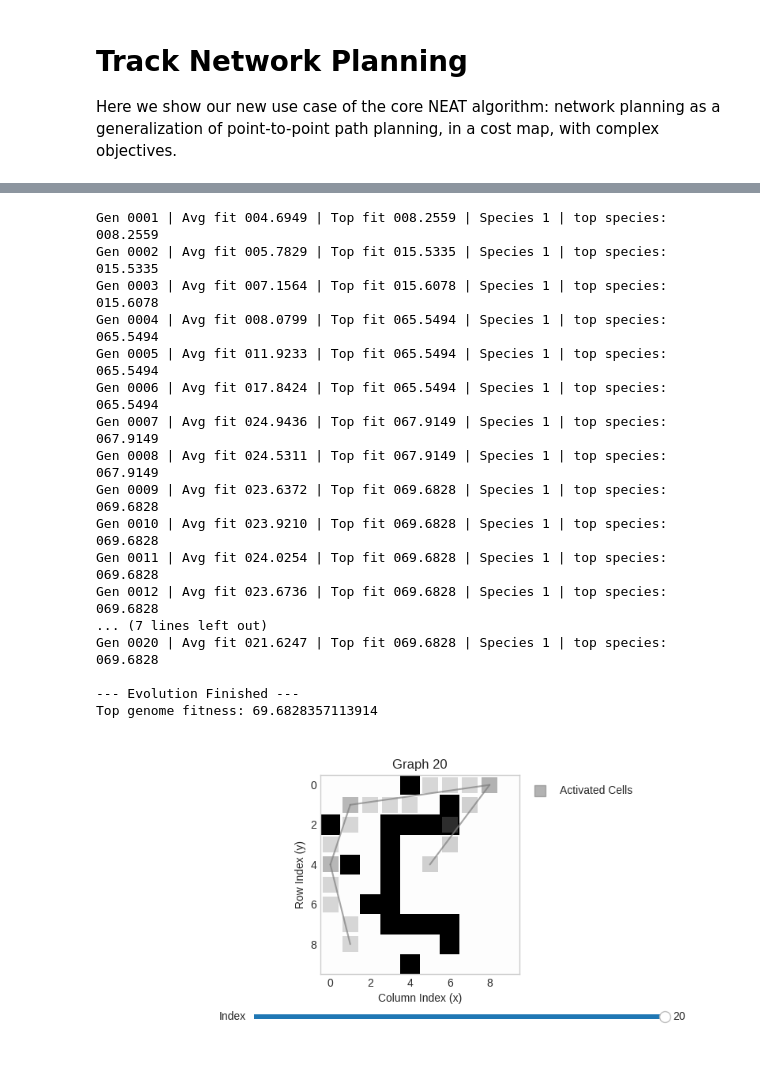
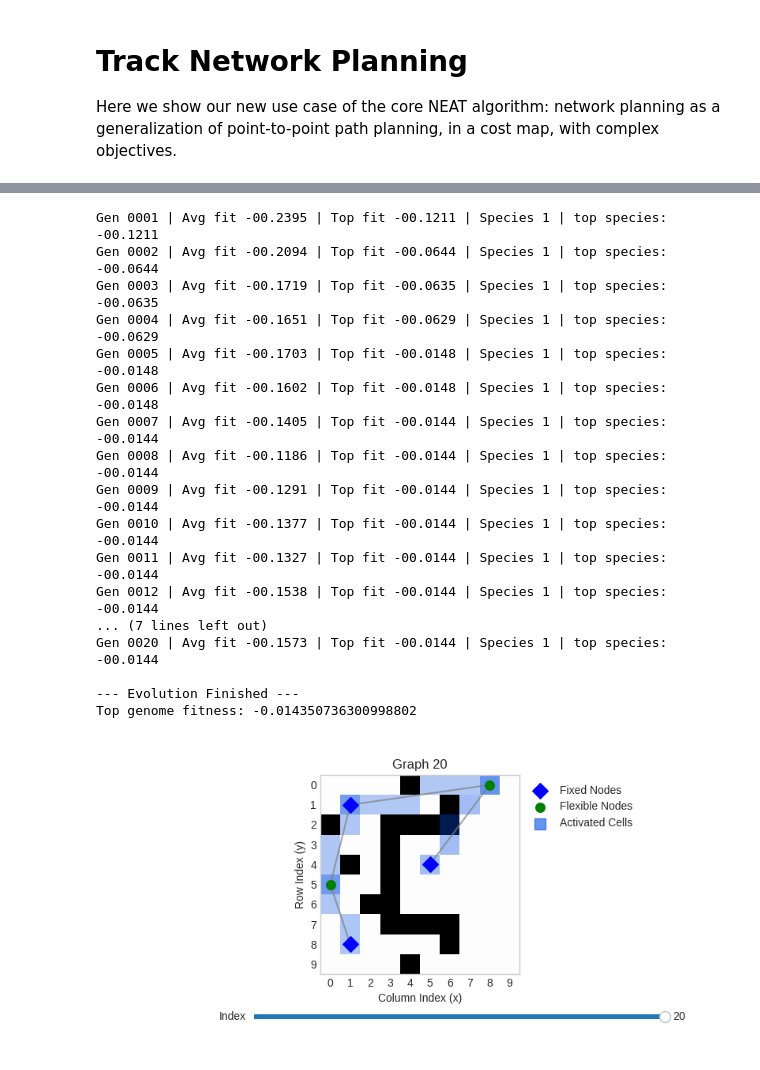
Before and after one commit to nasa-jpl/neat_tnp, a Jupyter notebook: examples.ipynb, the cells around one changed output, grey strips where cells are left out. Drawn from its saved outputs; the diff is of its cells as text; code cells hidden in the pictures.

```diff
--- a/examples.ipynb
+++ b/examples.ipynb
@@ -305,44 +271,46 @@ cd ..
 # %%
 # the same benchmark using the Rust implementation
 
-from neat_tnp import neat_rs_tnp
+from neatwork import neatwork_rs
 
-top_genomes, stats, hist = neat_rs_tnp.run(
-    config = neat_rs_tnp.NEATConfig(
+res = neatwork_rs.run(
+    config=neatwork_rs.NEATCoreConfig(
+        ngen=20,
         population_size=500,
         species_threshold=2,
-            special=neat_rs_tnp.TNPConfig(
+            special=neatwork_rs.NWConfig(
             grid_size=cost_map.shape,
             fixed_nodes=fixed_nodes,
         ),
     ),
-    cost_map=cost_map,
-    ngen=20,
+    eval_config=neatwork_rs.EvalConfig(
+        cost_map=cost_map,
+    ),
 )
 
 plotting.plot_graph_evolution([
-    genome_to_plot_graph(
-        genome=g,
+    plotting.network_to_plot_graph(
+        network=n,
         cost_map=cost_map,
     )
-    for g in top_genomes
+    for n in res.top_networks
 ])
 # %% [output]
-Gen 0001 | Avg fit 004.6949 | Top fit 008.2559 | Species 1 | top species: 008.2559
-Gen 0002 | Avg fit 005.7829 | Top fit 015.5335 | Species 1 | top species: 015.5335
-Gen 0003 | Avg fit 007.1564 | Top fit 015.6078 | Species 1 | top species: 015.6078
-Gen 0004 | Avg fit 008.0799 | Top fit 065.5494 | Species 1 | top species: 065.5494
-Gen 0005 | Avg fit 011.9233 | Top fit 065.5494 | Species 1 | top species: 065.5494
-Gen 0006 | Avg fit 017.8424 | Top fit 065.5494 | Species 1 | top species: 065.5494
-Gen 0007 | Avg fit 024.9436 | Top fit 067.9149 | Species 1 | top species: 067.9149
-Gen 0008 | Avg fit 024.5311 | Top fit 067.9149 | Species 1 | top species: 067.9149
-Gen 0009 | Avg fit 023.6372 | Top fit 069.6828 | Species 1 | top species: 069.6828
-Gen 0010 | Avg fit 023.9210 | Top fit 069.6828 | Species 1 | top species: 069.6828
-Gen 0011 | Avg fit 024.0254 | Top fit 069.6828 | Species 1 | top species: 069.6828
-Gen 0012 | Avg fit 023.6736 | Top fit 069.6828 | Species 1 | top species: 069.6828
+Gen 0001 | Avg fit -00.2395 | Top fit -00.1211 | Species 1 | top species: -00.1211
+Gen 0002 | Avg fit -00.2094 | Top fit -00.0644 | Species 1 | top species: -00.0644
+Gen 0003 | Avg fit -00.1719 | Top fit -00.0635 | Species 1 | top species: -00.0635
+Gen 0004 | Avg fit -00.1651 | Top fit -00.0629 | Species 1 | top species: -00.0629
+Gen 0005 | Avg fit -00.1703 | Top fit -00.0148 | Species 1 | top species: -00.0148
+Gen 0006 | Avg fit -00.1602 | Top fit -00.0148 | Species 1 | top species: -00.0148
+Gen 0007 | Avg fit -00.1405 | Top fit -00.0144 | Species 1 | top species: -00.0144
+Gen 0008 | Avg fit -00.1186 | Top fit -00.0144 | Species 1 | top species: -00.0144
+Gen 0009 | Avg fit -00.1291 | Top fit -00.0144 | Species 1 | top species: -00.0144
+Gen 0010 | Avg fit -00.1377 | Top fit -00.0144 | Species 1 | top species: -00.0144
+Gen 0011 | Avg fit -00.1327 | Top fit -00.0144 | Species 1 | top species: -00.0144
+Gen 0012 | Avg fit -00.1538 | Top fit -00.0144 | Species 1 | top species: -00.0144
 ... (7 lines left out)
-Gen 0020 | Avg fit 021.6247 | Top fit 069.6828 | Species 1 | top species: 069.6828
+Gen 0020 | Avg fit -00.1573 | Top fit -00.0144 | Species 1 | top species: -00.0144
 
 --- Evolution Finished ---
-Top genome fitness: 69.6828357113914
+Top genome fitness: -0.014350736300998802
-[figure, old version]
+[figure, new version]
```
Also changed, not shown: parts of 6 cells of this notebook, 25 other files.
